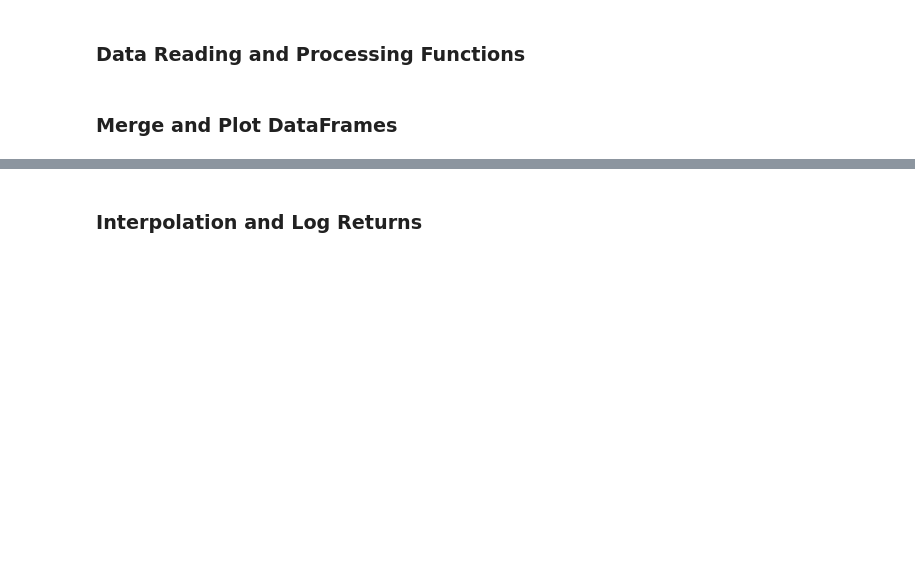
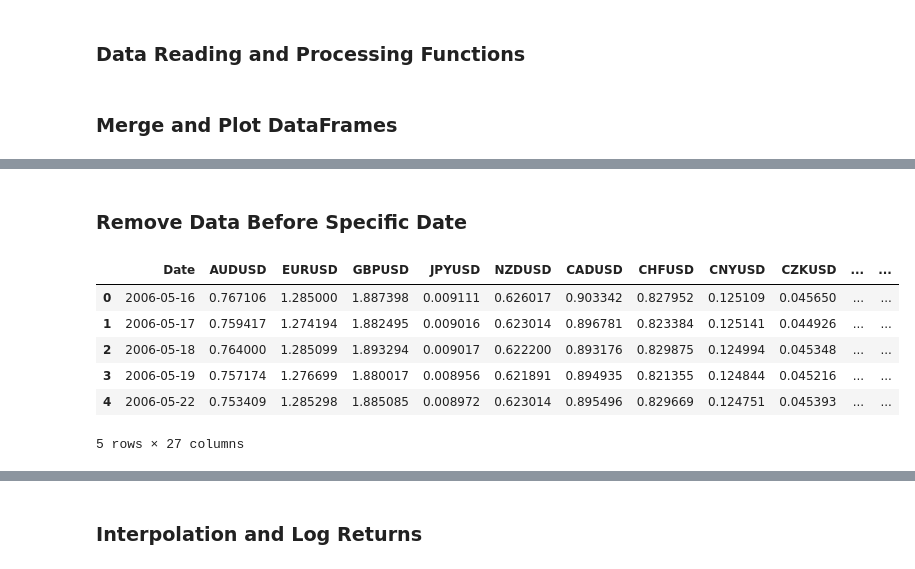
Before and after one commit to CodeBySohyun/Inverse_Ising_Inference, a Jupyter notebook: Data_Analysis/ising_data_preprocessing.ipynb, the cells around one changed output, grey strips where cells are left out. Saved outputs shown, nothing was run; the diff lists cells and outputs as text; code cells hidden in the pictures; blank space fills up the shorter version.

```diff
--- a/Data_Analysis/ising_data_preprocessing.ipynb
+++ b/Data_Analysis/ising_data_preprocessing.ipynb
@@ -93,0 +159,17 @@ merged_df
+# %% [markdown]
+### Remove Data Before Specific Date
+# %%
+# Define the start date for analysis to remove earlier data points
+start_date = "2006-05-16"
+# Remove data before the specified start date and reset the DataFrame index
+master_df = merged_df[merged_df["Date"] >= start_date].sort_values(by="Date").reset_index(drop=True)
+# Display the head of the DataFrame with data removed up to the start date
+master_df.head()
+# %% [output]
+|  | Date | AUDUSD | EURUSD | GBPUSD | JPYUSD | NZDUSD | CADUSD | CHFUSD | CNYUSD | CZKUSD | ... | ... |
+| 0 | 2006-05-16 | 0.767106 | 1.285000 | 1.887398 | 0.009111 | 0.626017 | 0.903342 | 0.827952 | 0.125109 | 0.045650 | ... | ... |
+| 1 | 2006-05-17 | 0.759417 | 1.274194 | 1.882495 | 0.009016 | 0.623014 | 0.896781 | 0.823384 | 0.125141 | 0.044926 | ... | ... |
+| 2 | 2006-05-18 | 0.764000 | 1.285099 | 1.893294 | 0.009017 | 0.622200 | 0.893176 | 0.829875 | 0.124994 | 0.045348 | ... | ... |
+| 3 | 2006-05-19 | 0.757174 | 1.276699 | 1.880017 | 0.008956 | 0.621891 | 0.894935 | 0.821355 | 0.124844 | 0.045216 | ... | ... |
+| 4 | 2006-05-22 | 0.753409 | 1.285298 | 1.885085 | 0.008972 | 0.623014 | 0.895496 | 0.829669 | 0.124751 | 0.045393 | ... | ... |
+5 rows × 27 columns
```
Also changed, not shown: parts of 21 cells of this notebook, 2 other files.
